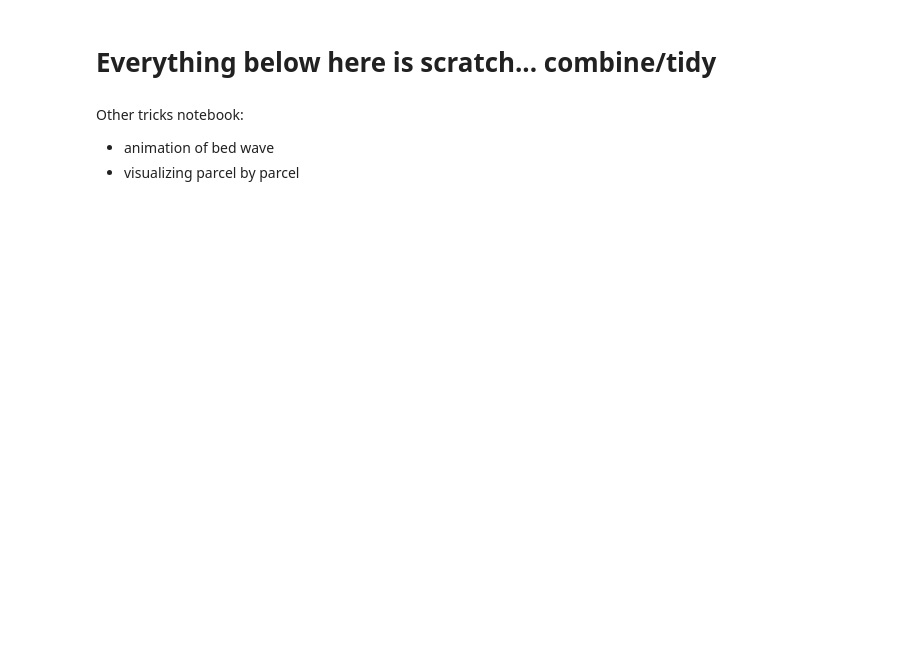
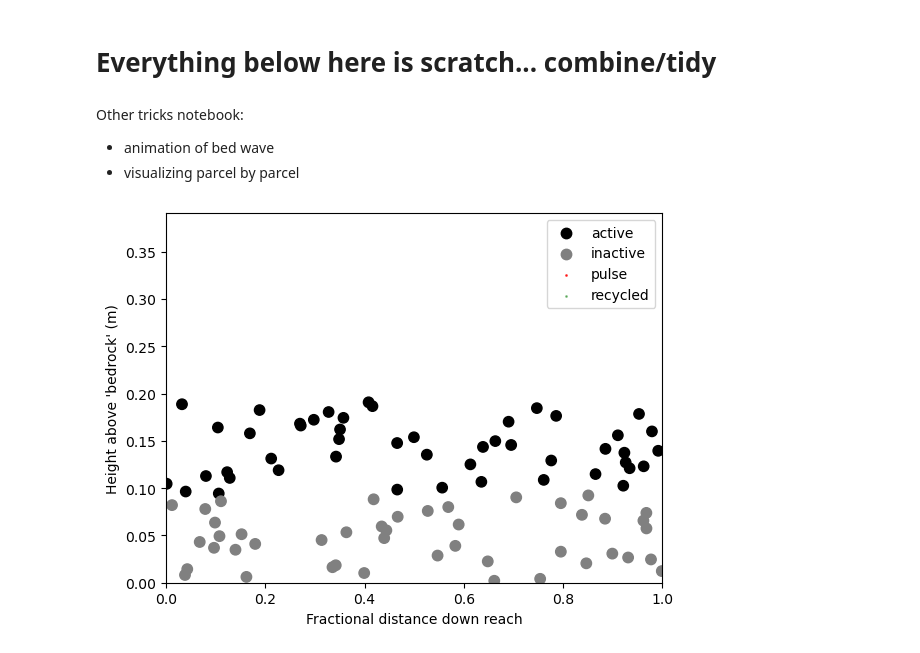
Before and after one commit to pfeiffea/NST-Clinic-CSDMS-2025, a Jupyter notebook: NST_FlumeExample.ipynb, the cells around one changed output. Drawn from its saved outputs; the diff is of its cells as text; code cells hidden in the pictures; blank space fills up the shorter version.

```diff
--- a/NST_FlumeExample.ipynb
+++ b/NST_FlumeExample.ipynb
@@ -290,8 +376,8 @@ Other tricks notebook:
 # %%
 # Plotting parcels in a link
 
-tstep = 250
-link = 0
+tstep = 50
+link = 10
 
 mask_here = parcels.dataset.element_id.values[:,tstep] == link
 
@@ -314,7 +400,7 @@ location_in_link_orderedfilo = parcels.dataset.location_in_link.values[parcel_id
 D_orderedfilo = parcels.dataset.D.values[parcel_id_time_sorted,tstep]
 starting_link_orderedfilo = parcels.dataset.starting_link.values[parcel_id_time_sorted]
 
-# Plot
+
 plt.scatter(location_in_link_orderedfilo[active_orderedfilo==1],
             effectiveheight_orderedfilo[active_orderedfilo==1],
             D_orderedfilo[active_orderedfilo==1]*500+5,
@@ -322,31 +408,33 @@ plt.scatter(location_in_link_orderedfilo[active_orderedfilo==1],
             label = 'active')
 
 plt.scatter(location_in_link_orderedfilo[active_orderedfilo==0],
             effectiveheight_orderedfilo[active_orderedfilo==0],
             D_orderedfilo[active_orderedfilo==0]*500+5,
             'grey',
             label ='inactive' )
 
 # Shade all pulse red/pink
 plt.scatter(location_in_link_orderedfilo[source_orderedfilo=='pulse'],
             effectiveheight_orderedfilo[source_orderedfilo=='pulse'],
             D_orderedfilo[source_orderedfilo=='pulse']*500+5,
             'r',
             alpha=0.7,
             label = 'pulse')
 
 # Shade all recycled green
 plt.scatter(location_in_link_orderedfilo[starting_link_orderedfilo==OUT_OF_NETWORK],
             effectiveheight_orderedfilo[starting_link_orderedfilo==OUT_OF_NETWORK],
             D_orderedfilo[starting_link_orderedfilo==OUT_OF_NETWORK]*500+5,
             color = 'forestgreen',
             alpha=0.5,
             label='recycled')
 
 plt.ylim(0,np.max(effectiveheight_orderedfilo)+0.2)
 plt.xlim(0,1)
 plt.xlabel('Fractional distance down reach')
-plt.ylabel('Height above bedrock (m)')
+plt.ylabel("Height above 'bedrock' (m)")
 plt.legend()
 
 plt.show()
+# %% [output]
+[figure, added]
```
Also changed, not shown: parts of 17 cells of this notebook, 1 other file.
